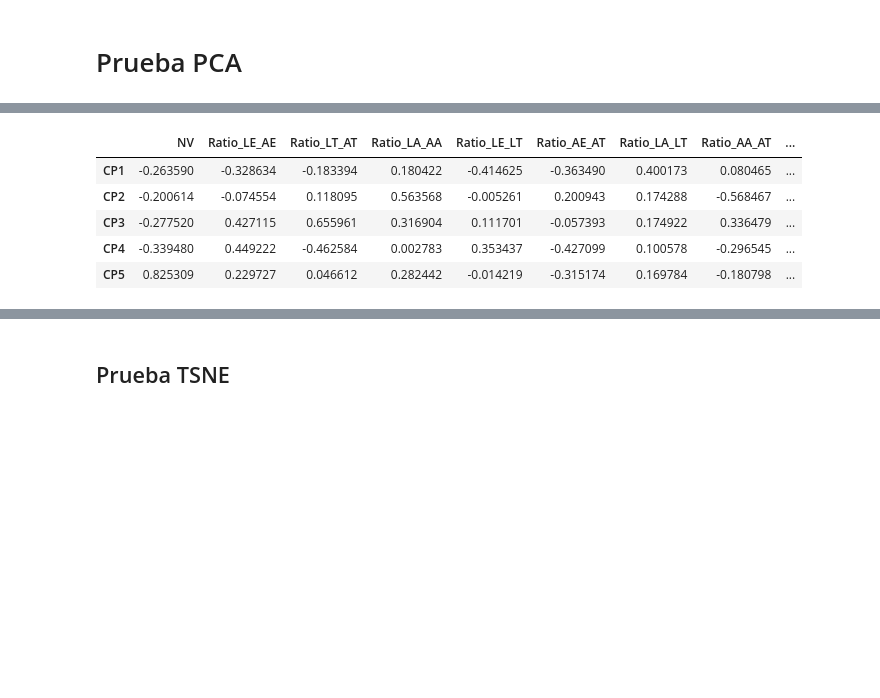
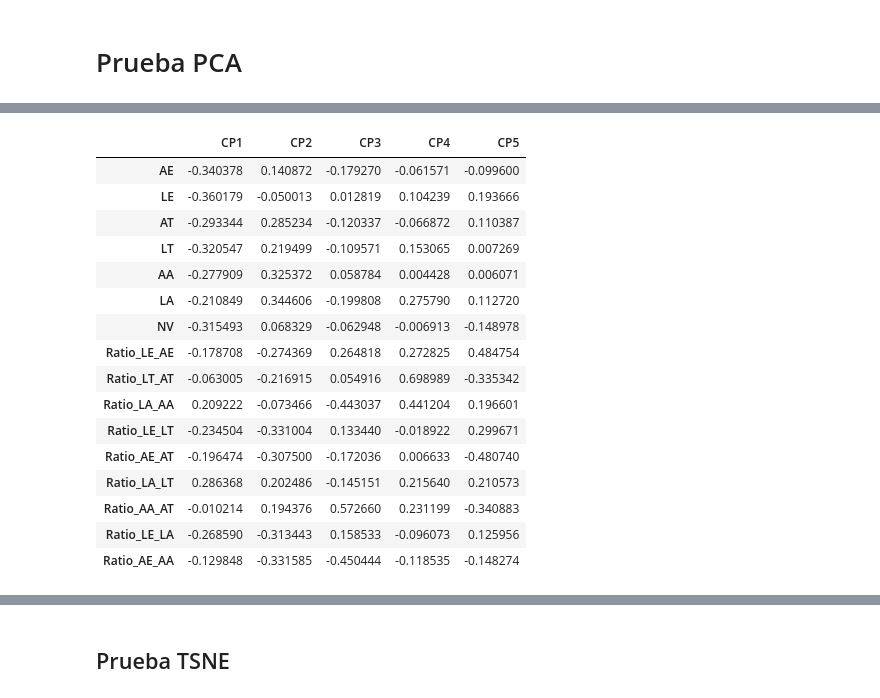
Before and after one commit to szl30n/ProyectosDHDS, a Jupyter notebook: TP4/notebooks/2_Prueba de Kmeans.ipynb, the cells around one changed output, grey strips where cells are left out. Drawn from its saved outputs; the diff is of its cells as text; code cells hidden in the pictures; blank space fills up the shorter version.

```diff
--- a/TP4/notebooks/2_Prueba de Kmeans.ipynb
+++ b/TP4/notebooks/2_Prueba de Kmeans.ipynb
@@ -123,7 +123,7 @@ from sklearn.decomposition import PCA
 # %%
 std_sclr = StandardScaler()
 
-X = data[['NV','Ratio_LE_AE','Ratio_LT_AT','Ratio_LA_AA','Ratio_LE_LT','Ratio_AE_AT',\
+X = data[['AE','LE','AT','LT','AA','LA','NV','Ratio_LE_AE','Ratio_LT_AT','Ratio_LA_AA','Ratio_LE_LT','Ratio_AE_AT',\
             'Ratio_LA_LT','Ratio_AA_AT','Ratio_LE_LA','Ratio_AE_AA']]
 
 data_std = pd.DataFrame(std_sclr.fit_transform(X))
@@ -161,5 +167,5 @@ pca_df
 # %%
-df_pca = pd.DataFrame(model_pca.fit_transform(data_std), index =X.index, columns=['PC1', 'PC2', 'PC3', 'PC4','PC5', 'PC6', 'PC7', 'PC8','PC9', 'PC10'])
+df_pca = pd.DataFrame(model_pca.fit_transform(data_std), index =X.index, columns=['PC1', 'PC2', 'PC3', 'PC4','PC5', 'PC6', 'PC7', 'PC8','PC9', 'PC10','PC11', 'PC12', 'PC13', 'PC14','PC15', 'PC16'])
 # %%
 df_pca.head()
 # %% [output]
@@ -172,14 +178,25 @@ df_pca.head()
 # %%
 pca_loadings = pd.DataFrame(model_pca.components_.T, index=X.columns).iloc[:,:5]
 pca_loadings.rename(columns = {0 : 'CP1', 1 : 'CP2', 2 : 'CP3', 3 : 'CP4', 4 : 'CP5'}, inplace = True)
-pca_loadings.T
+pca_loadings
 # %% [output]
-|  | NV | Ratio_LE_AE | Ratio_LT_AT | Ratio_LA_AA | Ratio_LE_LT | Ratio_AE_AT | Ratio_LA_LT | Ratio_AA_AT | ... |
-| CP1 | -0.263590 | -0.328634 | -0.183394 | 0.180422 | -0.414625 | -0.363490 | 0.400173 | 0.080465 | ... |
-| CP2 | -0.200614 | -0.074554 | 0.118095 | 0.563568 | -0.005261 | 0.200943 | 0.174288 | -0.568467 | ... |
-| CP3 | -0.277520 | 0.427115 | 0.655961 | 0.316904 | 0.111701 | -0.057393 | 0.174922 | 0.336479 | ... |
-| CP4 | -0.339480 | 0.449222 | -0.462584 | 0.002783 | 0.353437 | -0.427099 | 0.100578 | -0.296545 | ... |
-| CP5 | 0.825309 | 0.229727 | 0.046612 | 0.282442 | -0.014219 | -0.315174 | 0.169784 | -0.180798 | ... |
+|  | CP1 | CP2 | CP3 | CP4 | CP5 |
+| AE | -0.340378 | 0.140872 | -0.179270 | -0.061571 | -0.099600 |
+| LE | -0.360179 | -0.050013 | 0.012819 | 0.104239 | 0.193666 |
+| AT | -0.293344 | 0.285234 | -0.120337 | -0.066872 | 0.110387 |
+| LT | -0.320547 | 0.219499 | -0.109571 | 0.153065 | 0.007269 |
+| AA | -0.277909 | 0.325372 | 0.058784 | 0.004428 | 0.006071 |
+| LA | -0.210849 | 0.344606 | -0.199808 | 0.275790 | 0.112720 |
+| NV | -0.315493 | 0.068329 | -0.062948 | -0.006913 | -0.148978 |
+| Ratio_LE_AE | -0.178708 | -0.274369 | 0.264818 | 0.272825 | 0.484754 |
+| Ratio_LT_AT | -0.063005 | -0.216915 | 0.054916 | 0.698989 | -0.335342 |
+| Ratio_LA_AA | 0.209222 | -0.073466 | -0.443037 | 0.441204 | 0.196601 |
+| Ratio_LE_LT | -0.234504 | -0.331004 | 0.133440 | -0.018922 | 0.299671 |
+| Ratio_AE_AT | -0.196474 | -0.307500 | -0.172036 | 0.006633 | -0.480740 |
+| Ratio_LA_LT | 0.286368 | 0.202486 | -0.145151 | 0.215640 | 0.210573 |
+| Ratio_AA_AT | -0.010214 | 0.194376 | 0.572660 | 0.231199 | -0.340883 |
+| Ratio_LE_LA | -0.268590 | -0.313443 | 0.158533 | -0.096073 | 0.125956 |
+| Ratio_AE_AA | -0.129848 | -0.331585 | -0.450444 | -0.118535 | -0.148274 |
 # %%
 def plot_explained_variance(components_count, X):
 
```
Also changed, not shown: parts of 7 cells of this notebook, 2 other files.
